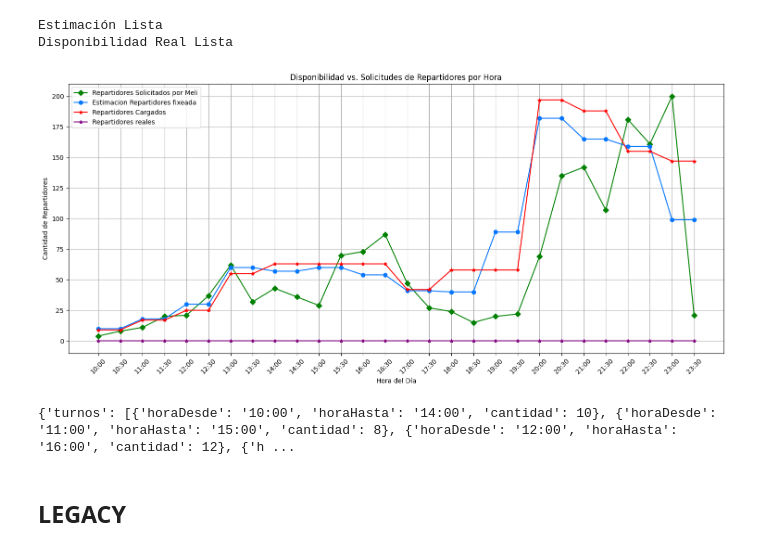
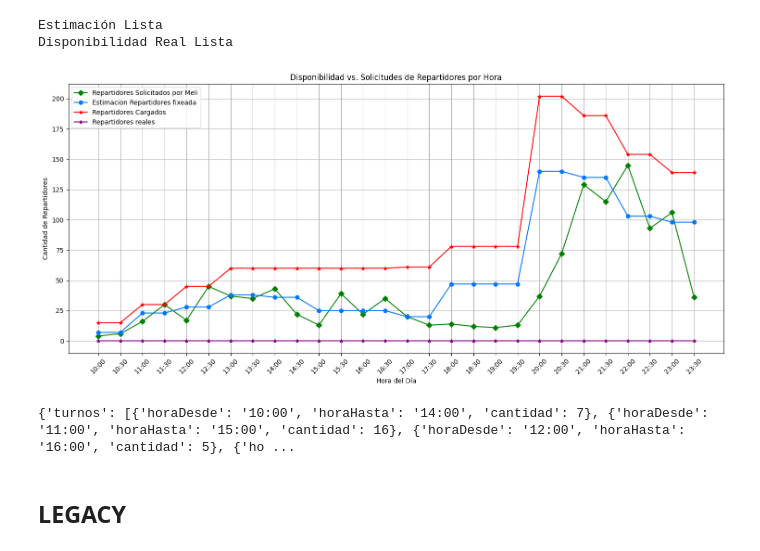
Before and after one commit to gastonmichelotti/EstimadorODS, a Jupyter notebook: TestMeli.ipynb, the cells around one changed output. Cells and saved outputs as stored; diff of their text form; code cells hidden in the pictures.

```diff
--- a/TestMeli.ipynb
+++ b/TestMeli.ipynb
@@ -150,12 +150,12 @@ def revisionMeli(fecha, duracion = 4, aumento = 0, aumentoDemanda = 0, aumentoDe
     graficar_resultados(estimacion,reales)
     print( estimacion)
 # %%
-revisionMeli('25/02', 4, 5, 25, 24)
+revisionMeli('23/02', 4, 5, 25, 23)
 # %% [output]
 Estimación Lista
 Disponibilidad Real Lista
-[figure, old version]
+[figure, new version]
-{'turnos': [{'horaDesde': '10:00', 'horaHasta': '14:00', 'cantidad': 10}, {'horaDesde': '11:00', 'horaHasta': '15:00', 'cantidad': 8}, {'horaDesde': '12:00', 'horaHasta': '16:00', 'cantidad': 12}, {'h ...
+{'turnos': [{'horaDesde': '10:00', 'horaHasta': '14:00', 'cantidad': 7}, {'horaDesde': '11:00', 'horaHasta': '15:00', 'cantidad': 16}, {'horaDesde': '12:00', 'horaHasta': '16:00', 'cantidad': 5}, {'ho ...
 # %% [markdown]
 ## LEGACY
 # %%
```
Also changed, not shown: 1 other file.
